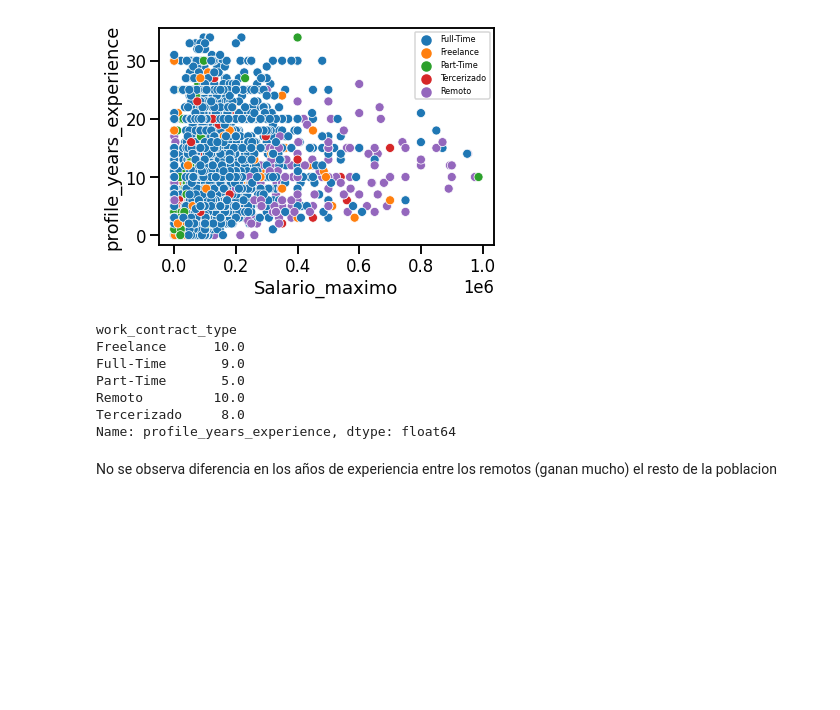
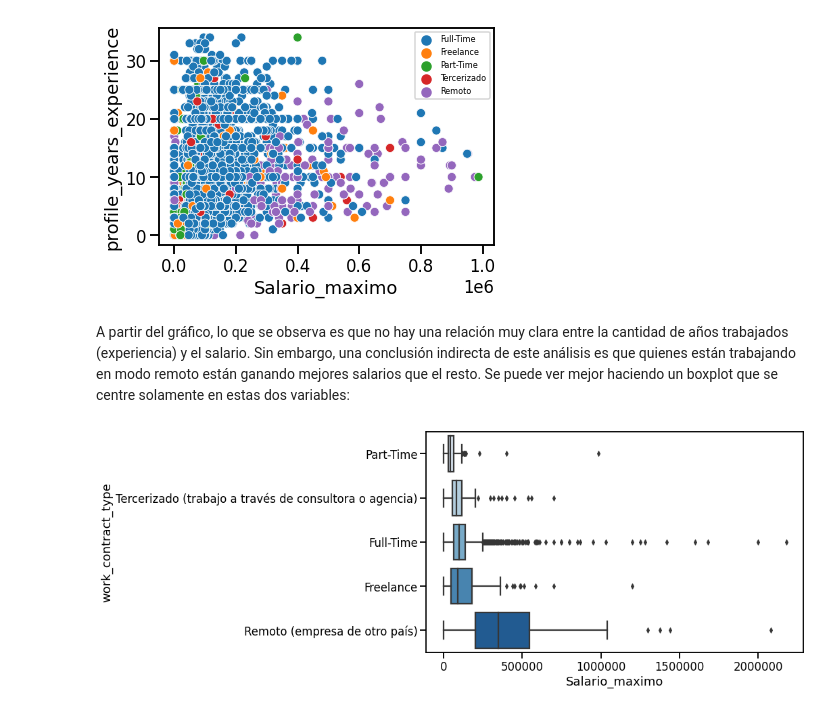
Before and after one commit to sase1988/AyVD, a Jupyter notebook: Entregable_Parte_1.ipynb, the cells around one changed output. Saved outputs shown, nothing was run; the diff lists cells and outputs as text; code cells hidden in the pictures; blank space fills up the shorter version.

Commit message:
Agrega correcciones a Entregable 1

```diff
--- a/Entregable_Parte_1.ipynb
+++ b/Entregable_Parte_1.ipynb
@@ -481,16 +494,11 @@ plt.legend(fontsize=8) # using a size in points
 # %% [output]
 <matplotlib.legend.Legend at 0x...>
 [figure]
-# %%
-#df_no_outliers.profile_years_experience.mean()
-df_no_outliers.groupby(by="work_contract_type").mean("profile_years_experience")["profile_years_experience"].round()
-# %% [output]
-work_contract_type
-Freelance      10.0
-Full-Time       9.0
-Part-Time       5.0
-Remoto         10.0
-Tercerizado     8.0
-Name: profile_years_experience, dtype: float64
-# %% [markdown]
-No se observa  diferencia en los años de experiencia entre los remotos (ganan mucho) el resto de la poblacion
+# %% [markdown]
+A partir del gráfico, lo que se observa es que no hay una relación muy clara entre la cantidad de años trabajados (experiencia) y el salario. Sin embargo, una conclusión indirecta de este análisis es que quienes están trabajando en modo remoto están ganando mejores salarios que el resto. Se puede ver mejor haciendo un boxplot que se centre solamente en estas dos variables:
+# %%
+plt.figure(figsize=(10, 6))
+seaborn.boxplot(data=df,y='work_contract_type',x='Salario_maximo', order=['Part-Time', 'Tercerizado (trabajo a través de consultora o agencia)', 'Full-Time', 'Freelance', 'Remoto (empresa de otro país)'], palette='Blues')
+plt.ticklabel_format(style='plain', axis='x')
+# %% [output]
+[figure, added]
```
Also changed, not shown: parts of 6 cells of this notebook.
